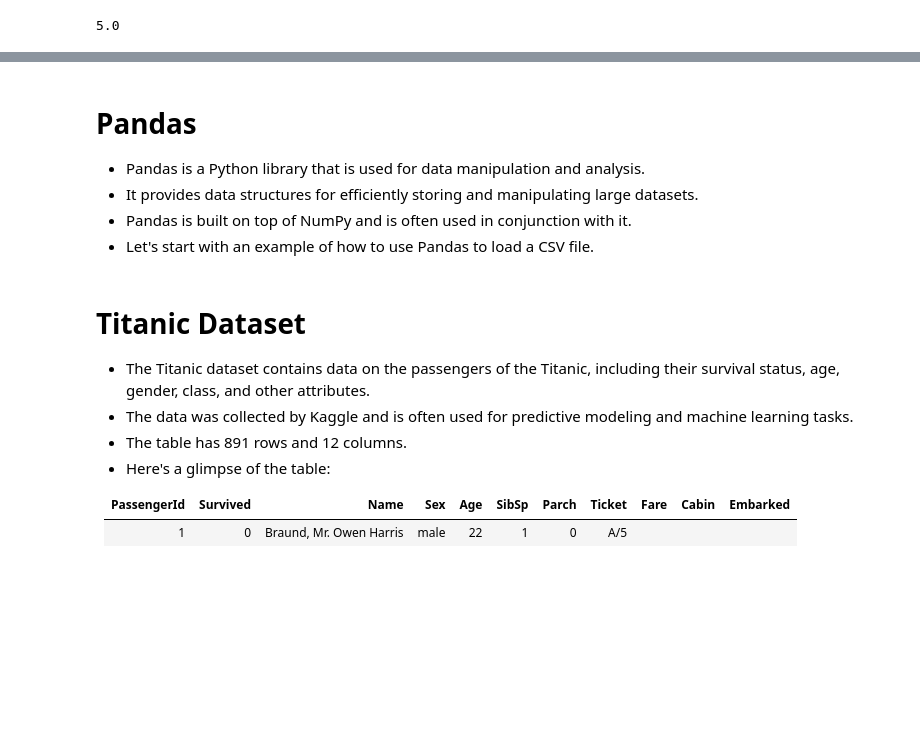
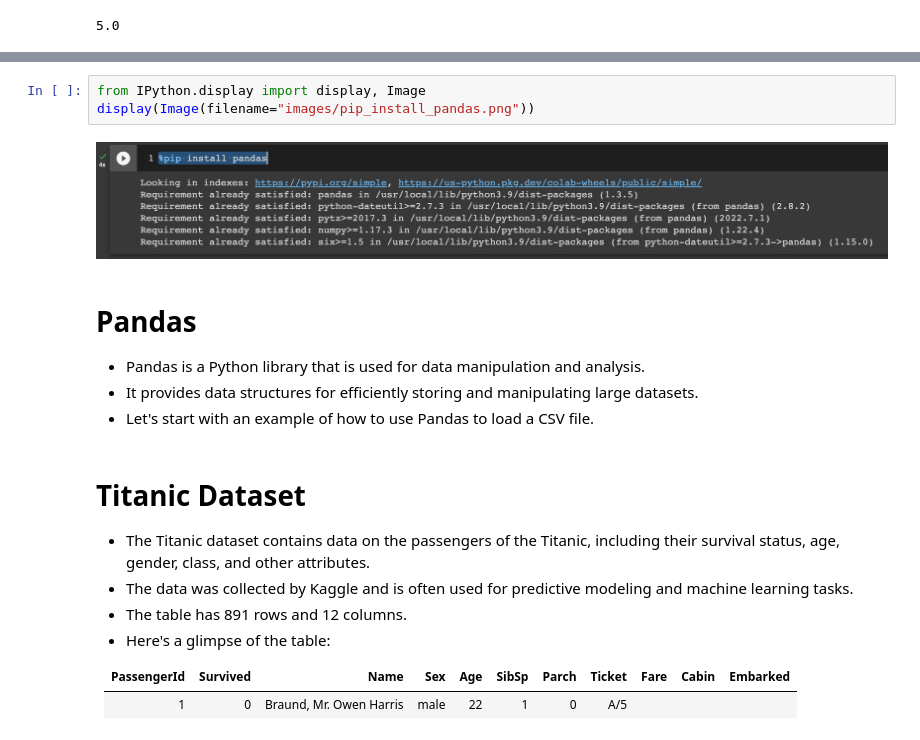
Before and after one commit to nadinekaram/AUC-Fundamentals-of-Data-Science-II-Spring-2023, a Jupyter notebook: notebooks/lecture08.ipynb, the cells around one changed output, grey strips where cells are left out. Cells and saved outputs as stored; diff of their text form; blank space fills up the shorter version.

```diff
--- a/notebooks/lecture08.ipynb
+++ b/notebooks/lecture08.ipynb
@@ -38,9 +47,13 @@ m.sqrt(25)
+# %%
+from IPython.display import display, Image
+display(Image(filename="images/pip_install_pandas.png"))
+# %% [output]
+[figure, added]
 # %% [markdown]
 # Pandas
 
 - Pandas is a Python library that is used for data manipulation and analysis.
 - It provides data structures for efficiently storing and manipulating large datasets.
-- Pandas is built on top of NumPy and is often used in conjunction with it.
 - Let's start with an example of how to use Pandas to load a CSV file.
 # %% [markdown]
 # Titanic Dataset
```
Also changed, not shown: parts of 5 cells of this notebook, 4 other files.
